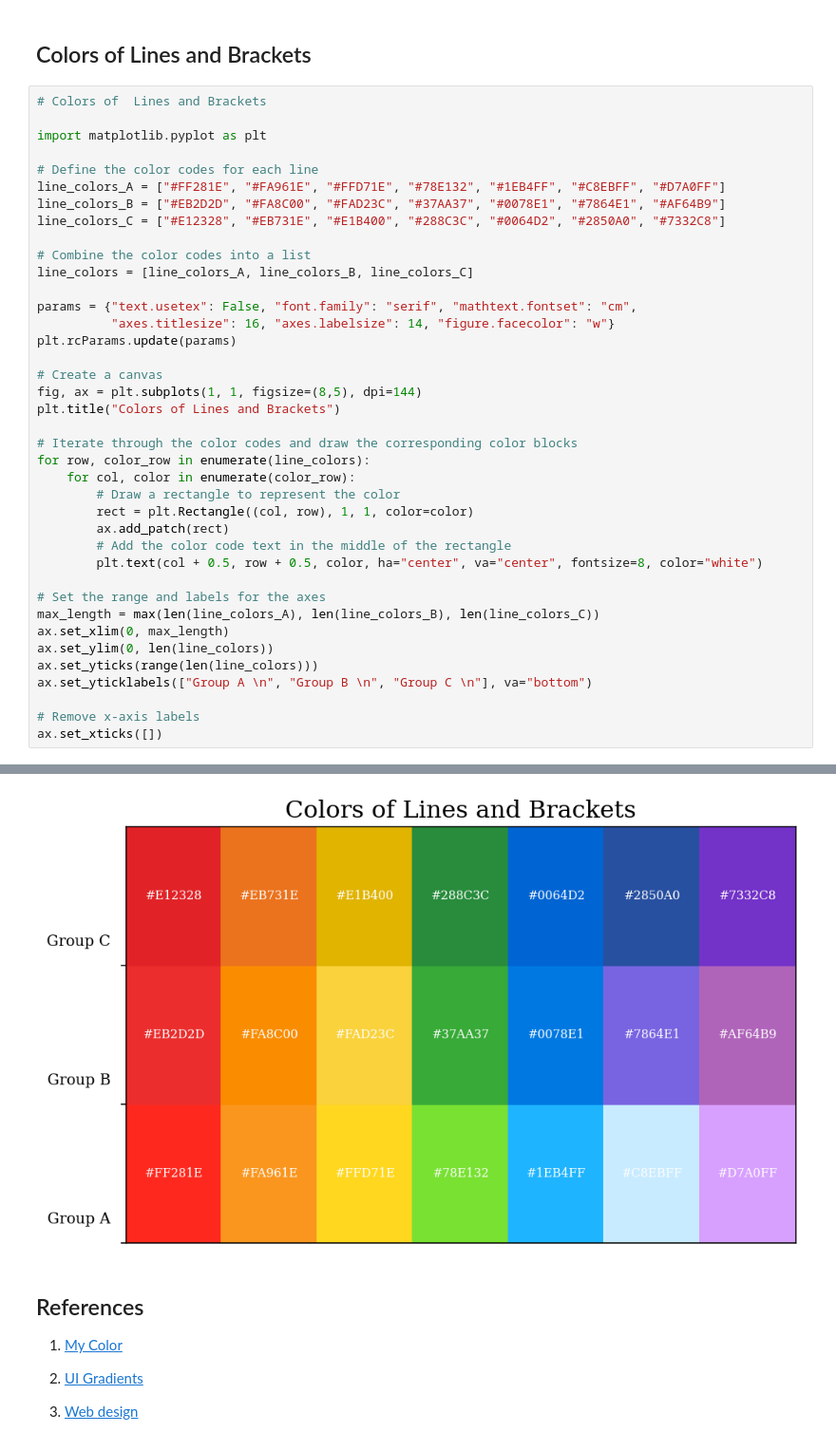
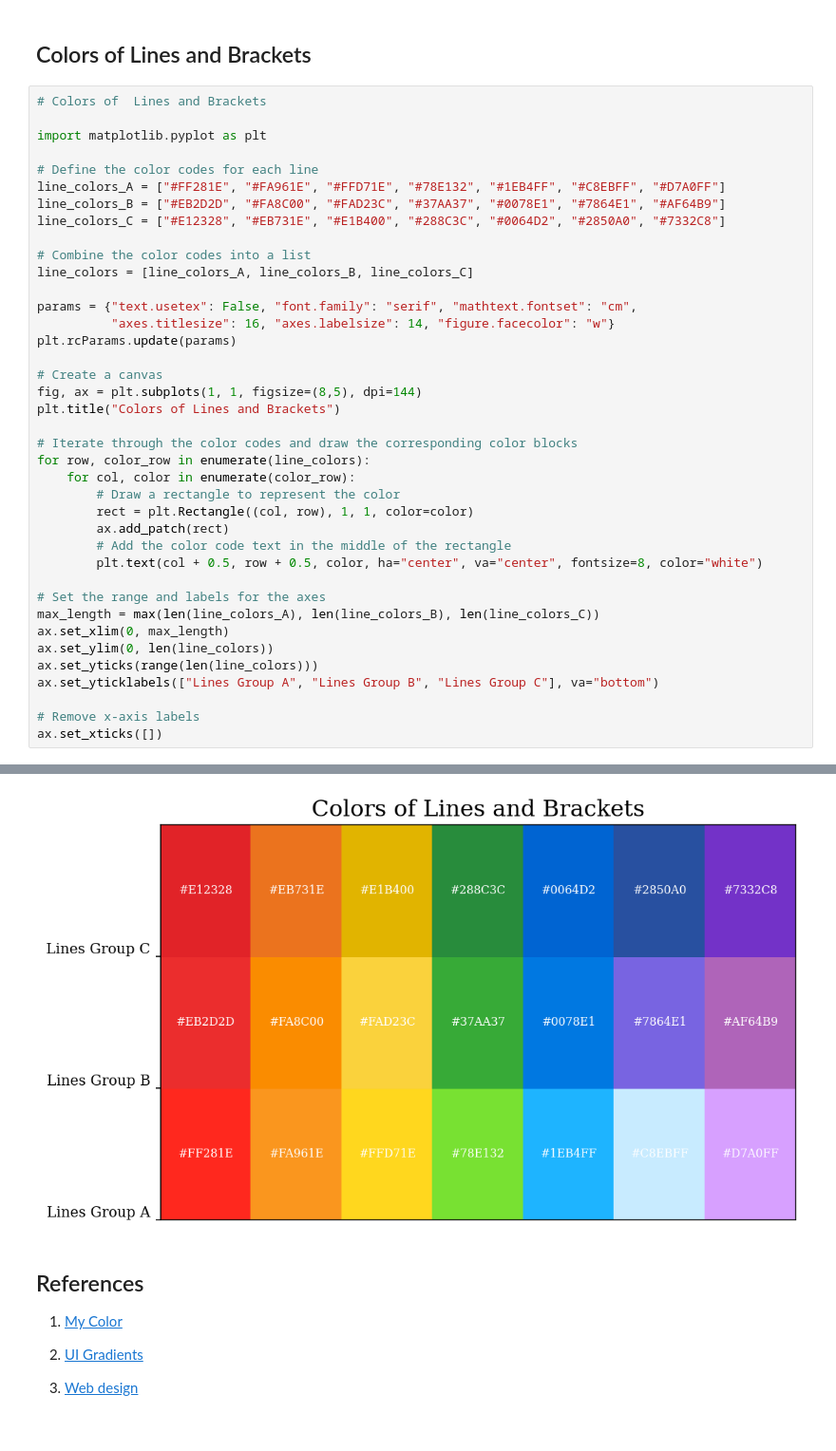
Before and after one commit to Photonico/Computational_Physics_Topics, a Jupyter notebook: Color References/Colors Demonstration.ipynb, the cells around one changed output, grey strips where cells are left out. Shown at 95% size. Saved outputs shown, nothing was run; the diff lists cells and outputs as text.

```diff
--- a/Color References/Colors Demonstration.ipynb
+++ b/Color References/Colors Demonstration.ipynb
@@ -41,35 +41,35 @@ line_colors_C = ["#E12328", "#EB731E", "#E1B400", "#288C3C", "#0064D2", "#2850A0
 # Combine the color codes into a list
 line_colors = [line_colors_A, line_colors_B, line_colors_C]
 
 params = {"text.usetex": False, "font.family": "serif", "mathtext.fontset": "cm",
           "axes.titlesize": 16, "axes.labelsize": 14, "figure.facecolor": "w"}
 plt.rcParams.update(params)
 
 # Create a canvas
 fig, ax = plt.subplots(1, 1, figsize=(8,5), dpi=144)
 plt.title("Colors of Lines and Brackets")
 
 # Iterate through the color codes and draw the corresponding color blocks
 for row, color_row in enumerate(line_colors):
     for col, color in enumerate(color_row):
         # Draw a rectangle to represent the color
         rect = plt.Rectangle((col, row), 1, 1, color=color)
         ax.add_patch(rect)
         # Add the color code text in the middle of the rectangle
         plt.text(col + 0.5, row + 0.5, color, ha="center", va="center", fontsize=8, color="white")
 
 # Set the range and labels for the axes
 max_length = max(len(line_colors_A), len(line_colors_B), len(line_colors_C))
 ax.set_xlim(0, max_length)
 ax.set_ylim(0, len(line_colors))
 ax.set_yticks(range(len(line_colors)))
-ax.set_yticklabels(["Group A \n", "Group B \n", "Group C \n"], va="bottom")
+ax.set_yticklabels(["Lines Group A", "Lines Group B", "Lines Group C"], va="bottom")
 
 # Remove x-axis labels
 ax.set_xticks([])
 # %% [output]
 []
-[figure, old version]
+[figure, new version]
 # %% [markdown]
 ## References
 
```
